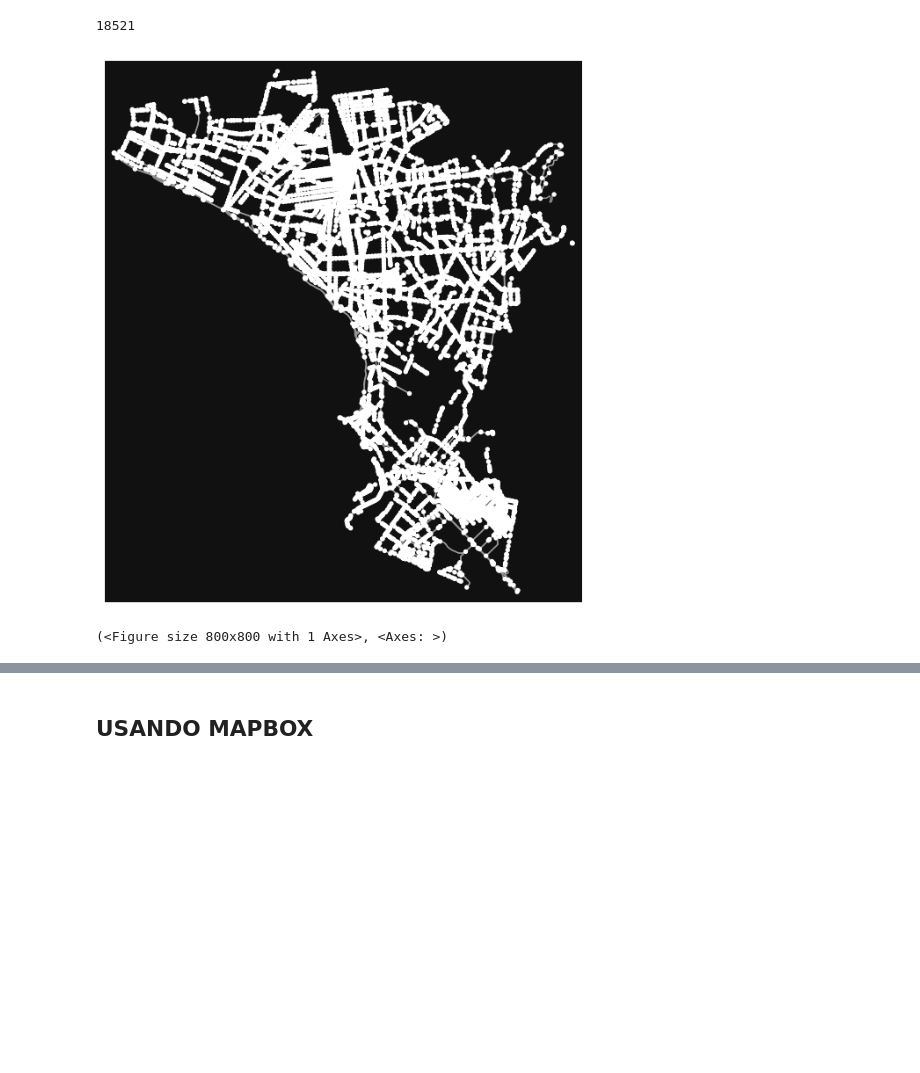
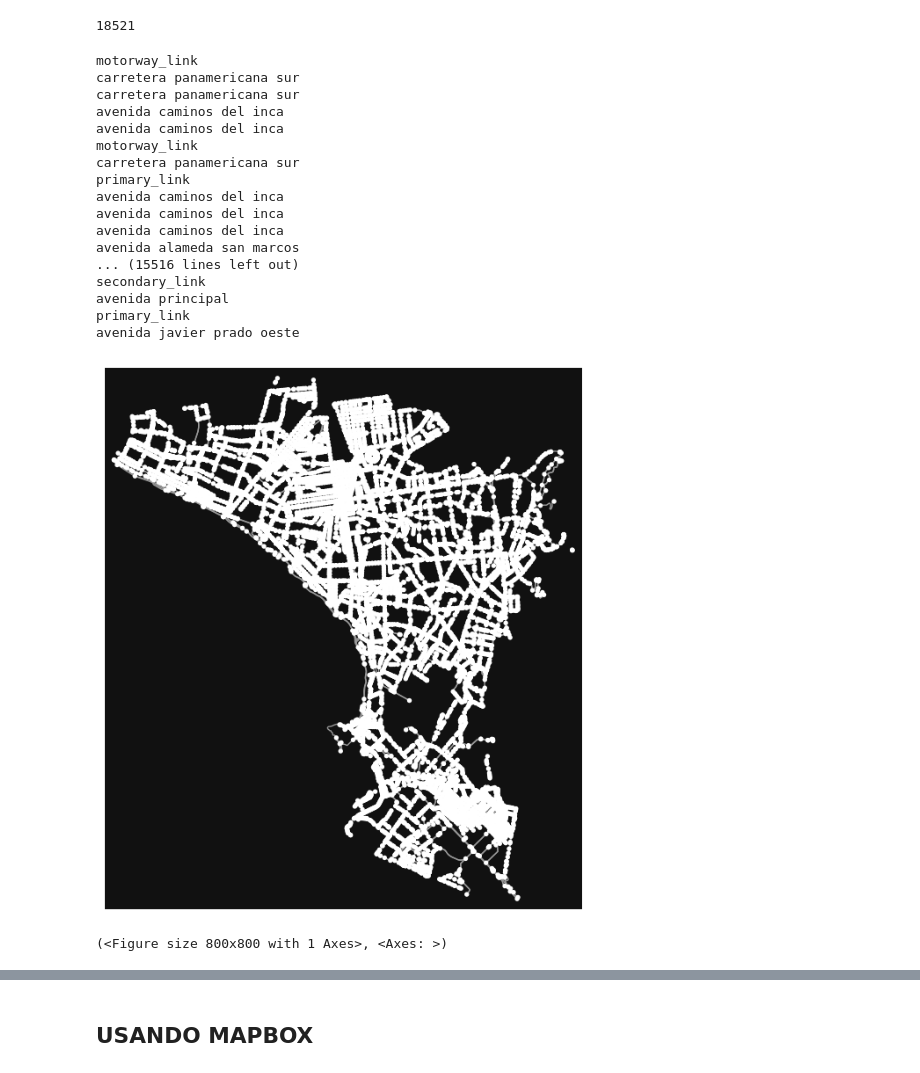
Before and after one commit to forestgump22/TP-AI, a Jupyter notebook: tp.ipynb, the cells around one changed output, grey strips where cells are left out. Saved outputs shown, nothing was run; the diff lists cells and outputs as text; code cells hidden in the pictures; blank space fills up the shorter version.

```diff
--- a/tp.ipynb
+++ b/tp.ipynb
@@ -237,0 +91,4 @@ ox.plot_graph(G_lima)
+# %%
+G_lima = ox.load_graphml('lima_moderna1.graphml')
+
+ox.plot_graph(G_lima)
@@ -242,35 +102,60 @@ print(len(G_lima.nodes))
 # %%
 custom_road_types = [
     'avenue','avenida', 'carretera', 'boulevard', 'motorway', 'trunk', 'primary',
-    'prolongación','vía','ovalo','circuito','bajada' ,'subida','quebrada',
-    'plaza','malecón'
+    'prolongación','vía','ovalo','circuito','bajada' ,'subida','quebrada', 'primary_link', 'secondary', 'secondary_link'
+    'plaza','malecón', 'tertiary','tertiary_link','vial','intercambio' ,'motorway_link','Jirón','Calle'
 ]
 
 def filter_custom_roads(G, road_types):
     """
     Filters the graph to keep only specified road types.
     """
     edges_to_keep = []
+    roadNameof = {}
 
     for u, v, k, d in G.edges(keys=True, data=True):
         # Check if 'highway' exists and matches road types
         highway_match = 'highway' in d and any(road_type in d['highway'] for road_type in road_types)
 
         # Check if 'name' exists, is a string, and matches road types
         name_match = 'name' in d and isinstance(d['name'], str) and any(road_type in d['name'].lower() for road_type in road_types)
 
         # Keep edges that match either condition
         if highway_match or name_match:
             edges_to_keep.append((u, v, k))
+            if name_match:
+                name = d['name'].lower()
+            else: name = d['highway']
+            roadNameof[u] = name
+            roadNameof[v] = name
+            print(name)
 
-    return G.edge_subgraph(edges_to_keep).copy()
+    return G.edge_subgraph(edges_to_keep).copy(), roadNameof
 
-G_lima = filter_custom_roads(G_lima, custom_road_types)
+
+G_lima, roadNameof = filter_custom_roads(G_lima, custom_road_types)
 
 ox.plot_graph(G_lima)
 # %% [output]
+motorway_link
+carretera panamericana sur
+carretera panamericana sur
+avenida caminos del inca
+avenida caminos del inca
+motorway_link
+carretera panamericana sur
+primary_link
+avenida caminos del inca
+avenida caminos del inca
+avenida caminos del inca
+avenida alameda san marcos
+... (15516 lines left out)
+secondary_link
+avenida principal
+primary_link
+avenida javier prado oeste
-[figure, old version]
+[figure, new version]
-(<Figure size 800x800 with 1 Axes>, <Axes: >)
+(<Figure size 800x800 with 1 Axes>, <Axes: >)
 # %%
 # Guardar el grafo
 ox.save_graphml(G_lima, filepath='lima_moderna2.graphml')
```
Also changed, not shown: parts of 25 cells of this notebook, 7 other files.
